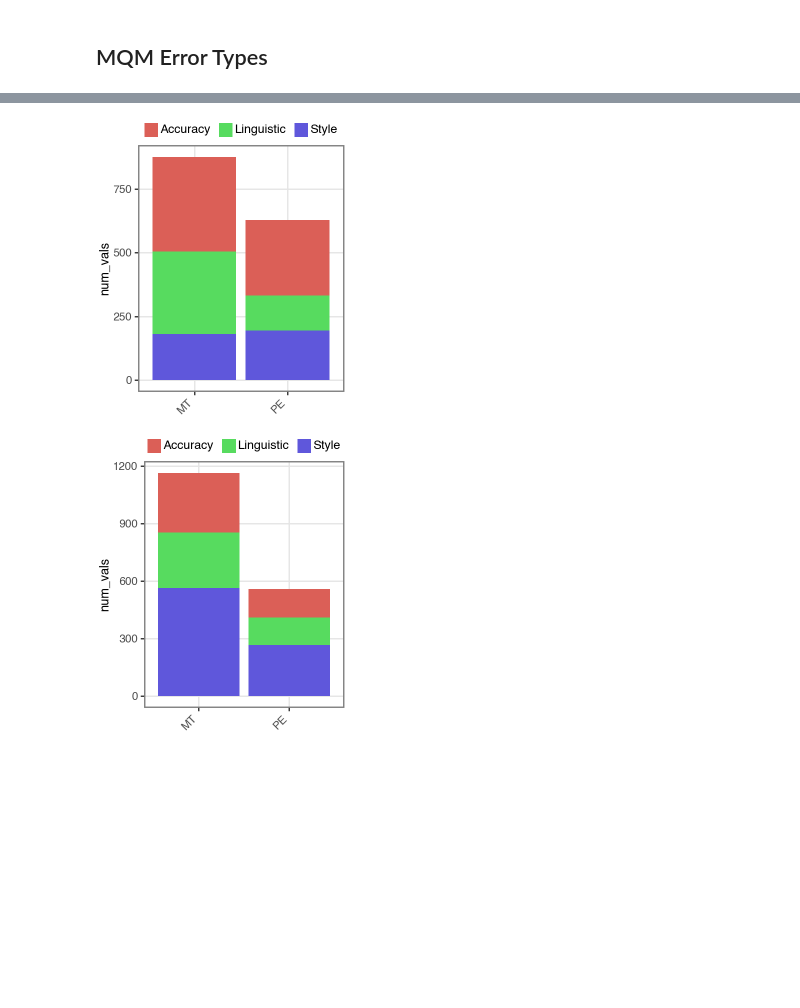
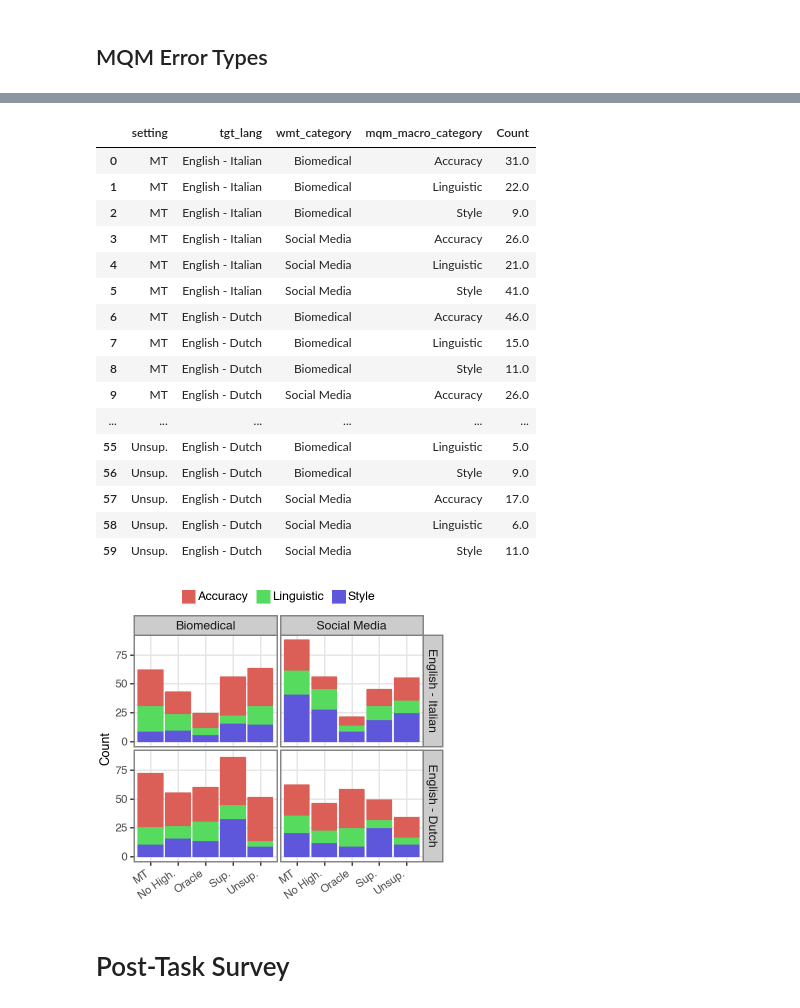
Before and after one commit to gsarti/qe4pe, a Jupyter notebook: notebooks/analysis.ipynb, the cells around one changed output, grey strips where cells are left out. Cells and saved outputs as stored; diff of their text form; code cells hidden in the pictures; blank space fills up the shorter version.

```diff
--- a/notebooks/analysis.ipynb
+++ b/notebooks/analysis.ipynb
@@ -241,7 +247,7 @@ def get_char_per_sec_df(df: pd.DataFrame, num_src_chars: int, task_name: str, ti
     df_new["task"] = task_map[task_name]
     df_new["char_per_min"] = (num_src_chars / (df_new[time_field] / 60))
     df_new["highlight_modality"] = df_new["translator_main_id"].str[:-3]
-    df_new["highlight_modality"] = df_new["highlight_modality"].map(modality_map)
+    df_new["highlight_modality"] = df_new["highlight_modality"].map(modality_short_map)
     df_new["tgt_lang"] = df_new["tgt_lang"].map(lang_map)
     return df_new
 
@@ -253,9 +259,9 @@ char_per_sec_df = pd.concat([char_per_sec_pre, char_per_sec_main, char_per_sec_p
 char_per_sec_df.id = pd.Categorical(char_per_sec_df.id, ordered=True, categories=["Slower", "Average", "Faster"])
 char_per_sec_df.tgt_lang = pd.Categorical(char_per_sec_df.tgt_lang, ordered=True, categories=["English - Italian", "English - Dutch"])
 char_per_sec_df.task = pd.Categorical(char_per_sec_df.task, ordered=True, categories=["Pre", "Main", "Post"])
-char_per_sec_df.highlight_modality = pd.Categorical(char_per_sec_df.highlight_modality, ordered=True, categories=["No Highlight", "Oracle", "Unsupervised", "Supervised"])
+char_per_sec_df.highlight_modality = pd.Categorical(char_per_sec_df.highlight_modality, ordered=True, categories=["No High.", "Oracle", "Unsup.", "Sup."])
 
-MAX_CHAR_PER_MIN = 250
+MAX_CHAR_PER_MIN = 360
 
 plot = (
     ggplot(char_per_sec_df, aes(x="char_per_min", y="highlight_modality", color="id"))
@@ -1830,36 +1866,63 @@ mqm_error_groups_df
+# %%
+df = mqm_error_groups_df[mqm_error_groups_df["severity"].isin(["Major", "Minor"])]
+# Sum severity counts
+df = df.groupby(["setting", "tgt_lang", "wmt_category", "mqm_category", "mqm_macro_category", "translator_main_id"])["Count"].sum().reset_index()
+df = df.groupby(["setting", "tgt_lang", "wmt_category", "mqm_category", "mqm_macro_category"])["Count"].sum().reset_index()
+df = df[df["Count"] != 0]
+# Take the mean value
+df["Count"] = df["Count"] / 3
+df["Count"] = df["Count"].round(0)
+# Sum across MQM micro categories
+df = df.groupby(["setting", "tgt_lang", "wmt_category", "mqm_macro_category",])["Count"].sum().reset_index()
+df
+# %% [output]
+|  | setting | tgt_lang | wmt_category | mqm_macro_category | Count |
+| 0 | MT | English - Italian | Biomedical | Accuracy | 31.0 |
+| 1 | MT | English - Italian | Biomedical | Linguistic | 22.0 |
+| 2 | MT | English - Italian | Biomedical | Style | 9.0 |
+| 3 | MT | English - Italian | Social Media | Accuracy | 26.0 |
+| 4 | MT | English - Italian | Social Media | Linguistic | 21.0 |
+| 5 | MT | English - Italian | Social Media | Style | 41.0 |
+| 6 | MT | English - Dutch | Biomedical | Accuracy | 46.0 |
+| 7 | MT | English - Dutch | Biomedical | Linguistic | 15.0 |
+| 8 | MT | English - Dutch | Biomedical | Style | 11.0 |
+| 9 | MT | English - Dutch | Social Media | Accuracy | 26.0 |
+| ... | ... | ... | ... | ... | ... |
+| 55 | Unsup. | English - Dutch | Biomedical | Linguistic | 5.0 |
+| 56 | Unsup. | English - Dutch | Biomedical | Style | 9.0 |
+| 57 | Unsup. | English - Dutch | Social Media | Accuracy | 17.0 |
+| 58 | Unsup. | English - Dutch | Social Media | Linguistic | 6.0 |
+| 59 | Unsup. | English - Dutch | Social Media | Style | 11.0 |
 # %%
 from plotnine import geom_col
 
 
-def plot_bars(df, filters, field):
+def plot_bars(df, filters = None, field = "mqm_macro_category"):
     return (
-        ggplot(df[filters], aes('setting', 'num_vals', fill=field))
+        ggplot(df[filters] if filters is not None else df, aes('setting', 'Count', fill=field, color=field))
         + geom_col()
         + theme_bw()
+        + facet_grid("tgt_lang~wmt_category")
         + theme(
-            figure_size=(2.5, 3),
+            figure_size=(3.5, 3.2),
             panel_grid_minor=element_blank(),  # Remove minor gridlines
             axis_title=element_text(size=9),
             axis_text=element_text(size=8),
             axis_title_x=element_blank(),
             legend_title=element_blank(),
             legend_position="top",
             legend_key_size=10,
             legend_key_spacing_y=5,
-            axis_text_x=element_text(angle=45, hjust=1),
+            axis_text_x=element_text(angle=35, hjust=1),
         )
     )
 
-filtering_biomed = (mqm_error_groups_df["wmt_category"] == "biomedical") & (mqm_error_groups_df["tgt_lang"] == "ita")
-bars_biomed = plot_bars(mqm_error_groups_df, filtering_biomed, "mqm_macro_category")
-bars_biomed.show()
-bars_biomed.save("../figures/mqm_errors_biomed.pdf")
-bars_biomed.save("../figures/mqm_errors_biomed.svg")
-filtering_social = (mqm_error_groups_df["wmt_category"] == "social") & (mqm_error_groups_df["tgt_lang"] == "ita")
-bars_social = plot_bars(mqm_error_groups_df, filtering_social, "mqm_macro_category")
-bars_social.show()
-bars_social.save("../figures/mqm_errors_social.pdf")
-bars_social.save("../figures/mqm_errors_social.svg")
+#filtering_biomed = (mqm_error_groups_df["wmt_category"] == "biomedical") & (mqm_error_groups_df["tgt_lang"] == "ita")
+bars = plot_bars(df)
+bars.show()
+bars.save("../figures/mqm_errors.pdf")
+bars.save("../figures/mqm_errors.svg")
 # %% [output]
-[figure, old version]
+[figure, new version]
-[figure, removed]
+# %% [markdown]
+# Post-Task Survey
```
Also changed, not shown: parts of 20 cells of this notebook, 28 other files.
